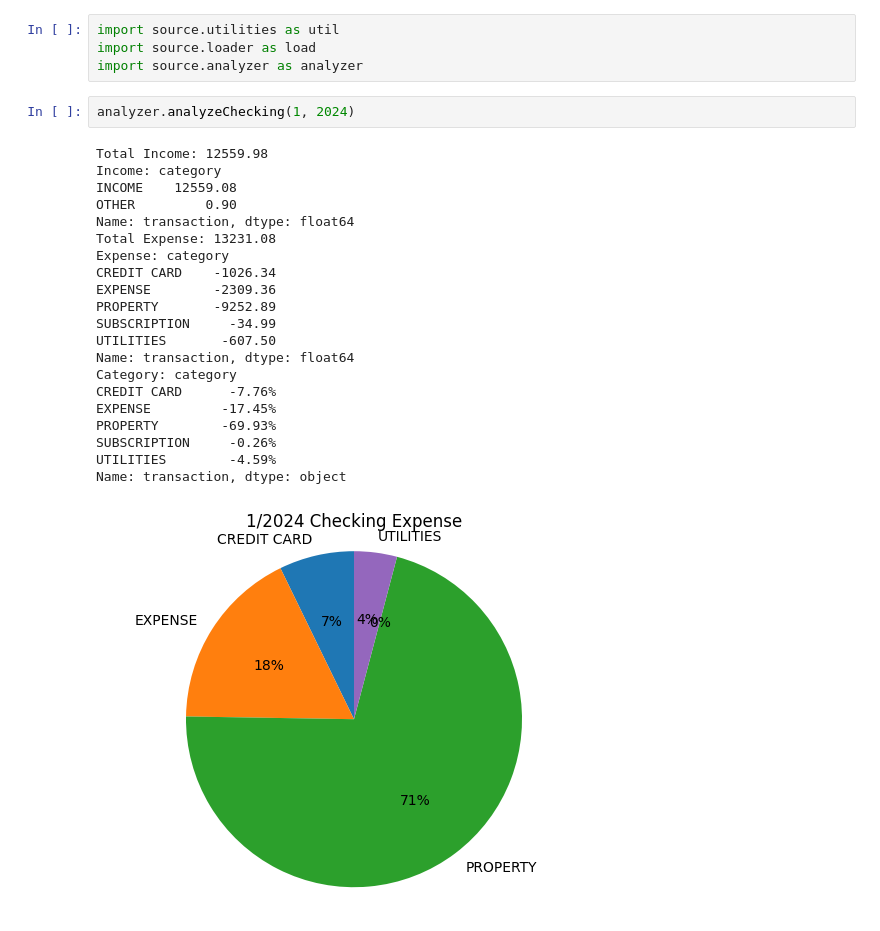
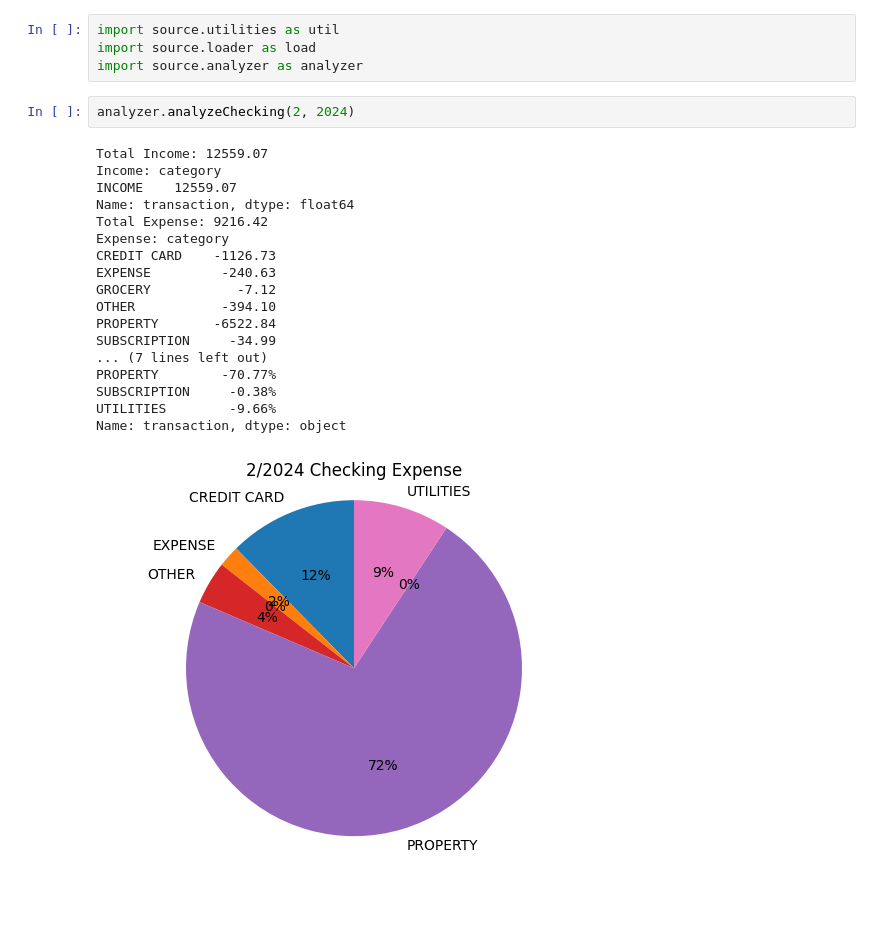
Before and after one commit to lonelytango/swiss-finance, a Jupyter notebook: analyzer.ipynb, the cells around one changed output. Cells and saved outputs as stored; diff of their text form; blank space fills up the shorter version.

```diff
--- a/analyzer.ipynb
+++ b/analyzer.ipynb
@@ -3,27 +3,24 @@ import source.utilities as util
 import source.loader as load
 import source.analyzer as analyzer
 # %%
-analyzer.analyzeChecking(1, 2024)
+analyzer.analyzeChecking(2, 2024)
 # %% [output]
-Total Income: 12559.98
+Total Income: 12559.07
 Income: category
-INCOME    12559.08
-OTHER         0.90
+INCOME    12559.07
 Name: transaction, dtype: float64
-Total Expense: 13231.08
+Total Expense: 9216.42
 Expense: category
-CREDIT CARD    -1026.34
-EXPENSE        -2309.36
-PROPERTY       -9252.89
+CREDIT CARD    -1126.73
+EXPENSE         -240.63
+GROCERY           -7.12
+OTHER           -394.10
+PROPERTY       -6522.84
 SUBSCRIPTION     -34.99
-UTILITIES       -607.50
-Name: transaction, dtype: float64
-Category: category
-CREDIT CARD      -7.76%
-EXPENSE         -17.45%
-PROPERTY        -69.93%
-SUBSCRIPTION     -0.26%
-UTILITIES        -4.59%
+... (7 lines left out)
+PROPERTY        -70.77%
+SUBSCRIPTION     -0.38%
+UTILITIES        -9.66%
 Name: transaction, dtype: object
-[figure, old version]
+[figure, new version]
 # %%
```
Also changed, not shown: parts of 3 cells of this notebook, 6 other files.
